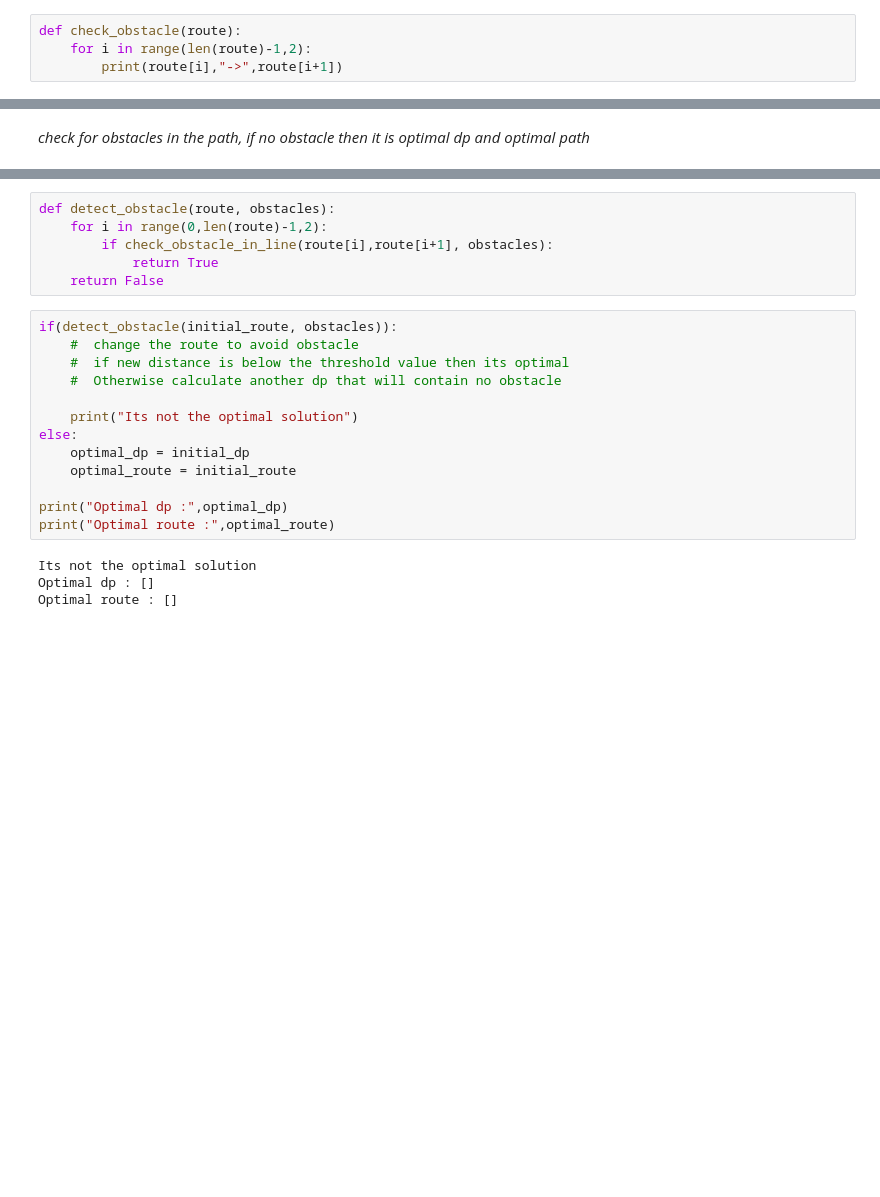
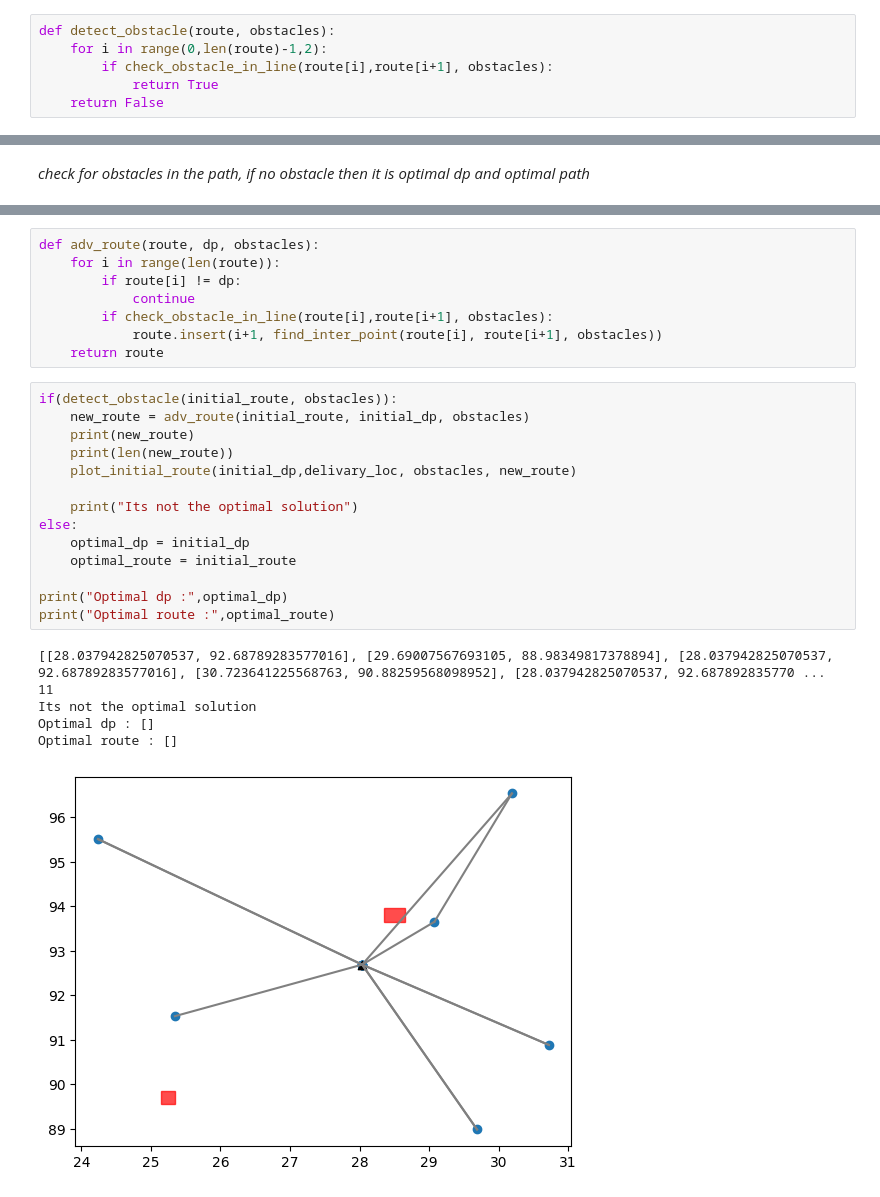
Before and after one commit to CR-Samrat/drone-based-delivary, a Jupyter notebook: euclidean_with_obstacles.ipynb, the cells around one changed output, grey strips where cells are left out. Saved outputs shown, nothing was run; the diff lists cells and outputs as text; blank space fills up the shorter version.

```diff
--- a/euclidean_with_obstacles.ipynb
+++ b/euclidean_with_obstacles.ipynb
@@ -84,7 +99,9 @@ def total_dist(pts):
 # %%
-def check_obstacle(route):
-    for i in range(len(route)-1,2):
-        print(route[i],"->",route[i+1])
+def detect_obstacle(route, obstacles):
+    for i in range(0,len(route)-1,2):
+        if check_obstacle_in_line(route[i],route[i+1], obstacles):
+            return True
+    return False
 # %% [markdown]
 ## Main
 # %%
@@ -159,23 +226,29 @@ def check_obstacle_in_line(point_a, point_b, obstacles):
 # %%
-def detect_obstacle(route, obstacles):
-    for i in range(0,len(route)-1,2):
+def adv_route(route, dp, obstacles):
+    for i in range(len(route)):
+        if route[i] != dp:
+            continue
         if check_obstacle_in_line(route[i],route[i+1], obstacles):
-            return True
-    return False
+            route.insert(i+1, find_inter_point(route[i], route[i+1], obstacles))
+    return route
 # %%
 if(detect_obstacle(initial_route, obstacles)):
-    #  change the route to avoid obstacle
-    #  if new distance is below the threshold value then its optimal
-    #  Otherwise calculate another dp that will contain no obstacle
+    new_route = adv_route(initial_route, initial_dp, obstacles)
+    print(new_route)
+    print(len(new_route))
+    plot_initial_route(initial_dp,delivary_loc, obstacles, new_route)
 
     print("Its not the optimal solution")
 else:
     optimal_dp = initial_dp
     optimal_route = initial_route
 
 print("Optimal dp :",optimal_dp)
 print("Optimal route :",optimal_route)
 # %% [output]
+[[28.037942825070537, 92.68789283577016], [29.69007567693105, 88.98349817378894], [28.037942825070537, 92.68789283577016], [30.723641225568763, 90.88259568098952], [28.037942825070537, 92.687892835770 ...
+11
 Its not the optimal solution
 Optimal dp : []
 Optimal route : []
+[figure, added]
```
Also changed, not shown: parts of 10 cells of this notebook.
